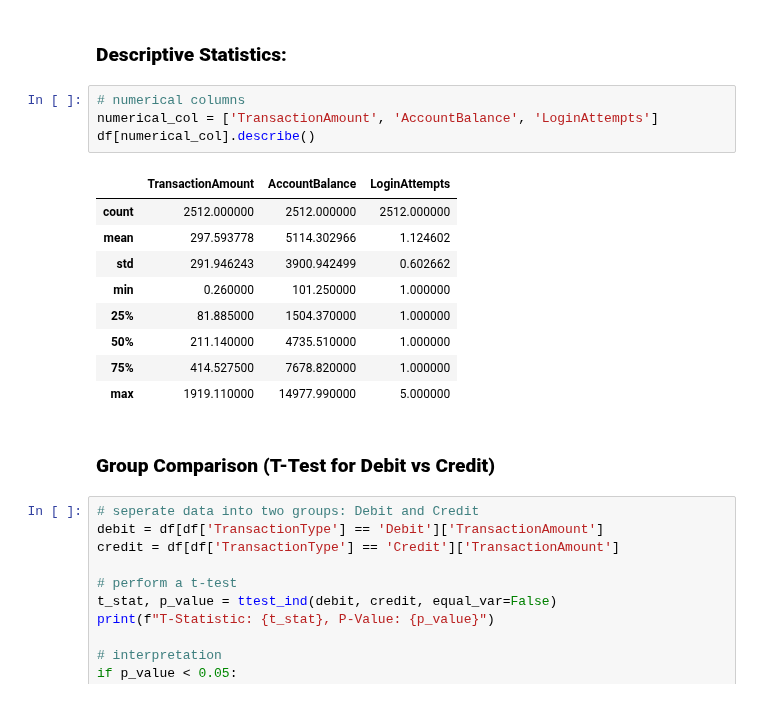
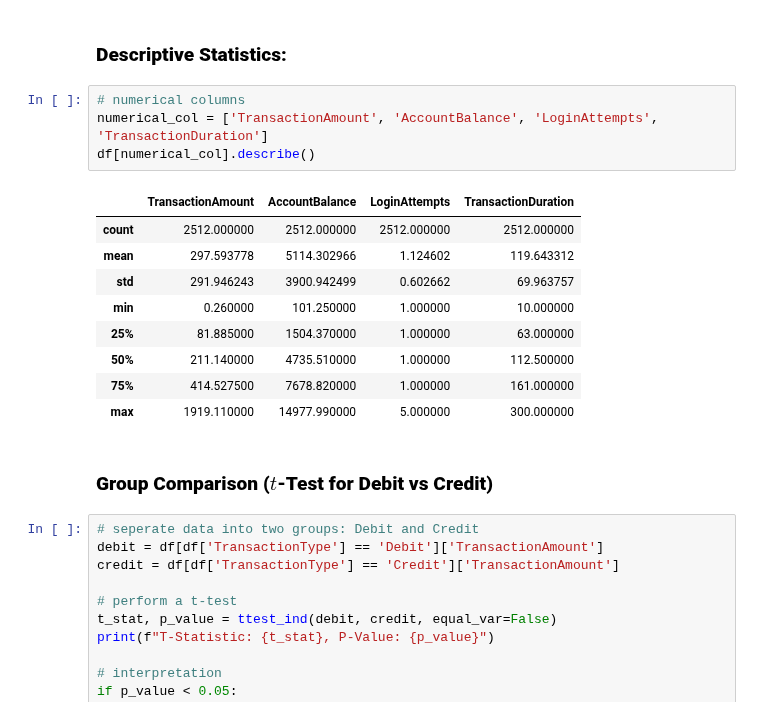
Before and after one commit to briannemcgrath/PFDA, a Jupyter notebook: project/project.ipynb, the cells around one changed output. Saved outputs shown, nothing was run; the diff lists cells and outputs as text.

```diff
--- a/project/project.ipynb
+++ b/project/project.ipynb
@@ -203,20 +203,20 @@ plt.show()
 ### **Descriptive Statistics:**
 # %%
 # numerical columns
-numerical_col = ['TransactionAmount', 'AccountBalance', 'LoginAttempts']
+numerical_col = ['TransactionAmount', 'AccountBalance', 'LoginAttempts', 'TransactionDuration']
 df[numerical_col].describe()
 # %% [output]
-|  | TransactionAmount | AccountBalance | LoginAttempts |
-| count | 2512.000000 | 2512.000000 | 2512.000000 |
-| mean | 297.593778 | 5114.302966 | 1.124602 |
-| std | 291.946243 | 3900.942499 | 0.602662 |
-| min | 0.260000 | 101.250000 | 1.000000 |
-| 25% | 81.885000 | 1504.370000 | 1.000000 |
-| 50% | 211.140000 | 4735.510000 | 1.000000 |
-| 75% | 414.527500 | 7678.820000 | 1.000000 |
-| max | 1919.110000 | 14977.990000 | 5.000000 |
+|  | TransactionAmount | AccountBalance | LoginAttempts | TransactionDuration |
+| count | 2512.000000 | 2512.000000 | 2512.000000 | 2512.000000 |
+| mean | 297.593778 | 5114.302966 | 1.124602 | 119.643312 |
+| std | 291.946243 | 3900.942499 | 0.602662 | 69.963757 |
+| min | 0.260000 | 101.250000 | 1.000000 | 10.000000 |
+| 25% | 81.885000 | 1504.370000 | 1.000000 | 63.000000 |
+| 50% | 211.140000 | 4735.510000 | 1.000000 | 112.500000 |
+| 75% | 414.527500 | 7678.820000 | 1.000000 | 161.000000 |
+| max | 1919.110000 | 14977.990000 | 5.000000 | 300.000000 |
 # %% [markdown]
-### **Group Comparison (T-Test for Debit vs Credit)**
+### **Group Comparison ($t$-Test for Debit vs Credit)**
 # %%
 # seperate data into two groups: Debit and Credit
 debit = df[df['TransactionType'] == 'Debit']['TransactionAmount']
```
Also changed, not shown: parts of 5 cells of this notebook.
